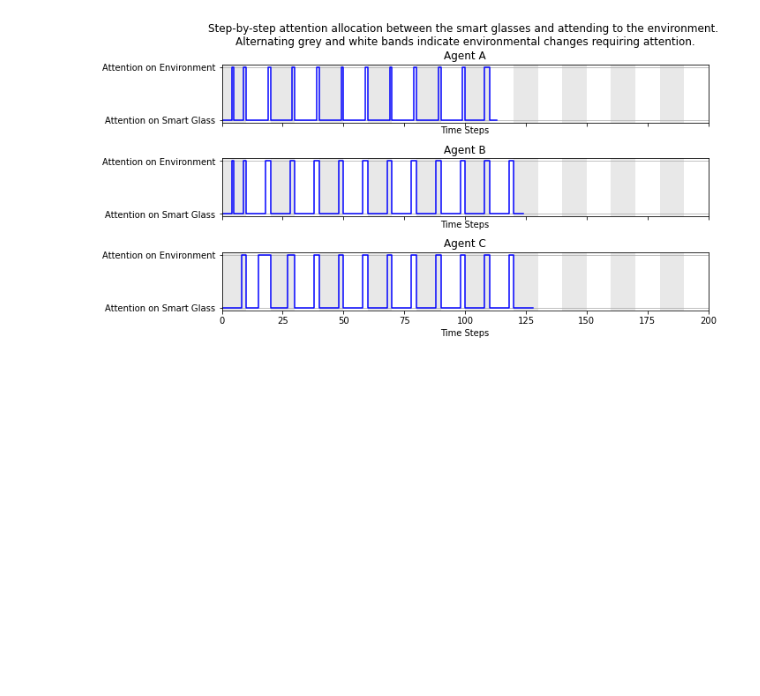
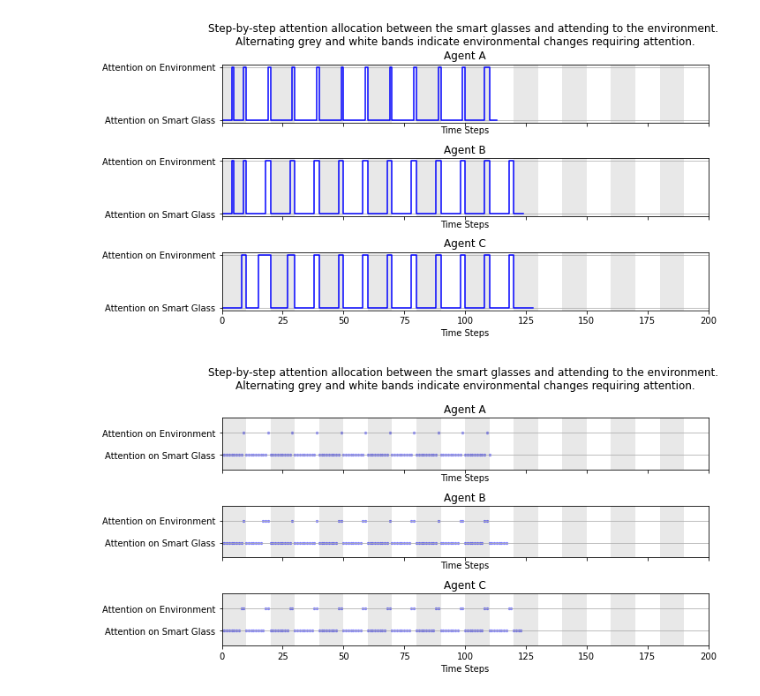
Before and after one commit to BaiYunpeng1949/heads-up-multitasker, a Jupyter notebook: hrl/envs/supervisory_control/results/Figure Drawer Supervisory Control Simulation Results.ipynb, the cells around one changed output. Saved outputs shown, nothing was run; the diff lists cells and outputs as text; code cells hidden in the pictures; blank space fills up the shorter version.

Commit message:
0812-Code-Figure Drawer-Supervisory Control task Make a trajectory version of two tasks alternative with scatter dots, instead of pulse like stuff.

```diff
--- a/hrl/envs/supervisory_control/results/Figure Drawer Supervisory Control Simulation Results.ipynb
+++ b/hrl/envs/supervisory_control/results/Figure Drawer Supervisory Control Simulation Results.ipynb
@@ -531,3 +531,74 @@ plt.tight_layout()
 plt.show()
 # %% [output]
 [figure]
+# %%
+import matplotlib.pyplot as plt
+import pandas as pd
+import ast
+
+# 1. Reading the CSV files
+df_a = pd.read_csv(r'D:\Users\91584\PycharmProjects\uitb-headsup-computing\hrl\envs\supervisory_control\results\08-12_15-18\agent_a_supervisory_control_results.csv')
+df_b = pd.read_csv(r'D:\Users\91584\PycharmProjects\uitb-headsup-computing\hrl\envs\supervisory_control\results\08-12_15-11\agent_b_supervisory_control_results.csv')
+df_c = pd.read_csv(r'D:\Users\91584\PycharmProjects\uitb-headsup-computing\hrl\envs\supervisory_control\results\08-12_15-01\agent_c_supervisory_control_results.csv')
+
+# Convert attention_switches_time_steps_list from string to list
+for df in [df_a, df_b, df_c]:
+    df['attention_switches_time_steps_list'] = df['attention_switches_time_steps_list'].apply(lambda x: ast.literal_eval(x))
+
+def plot_attention_switches(df, ax, title, event_level):
+
+    # Filter the dataframe by the given event update level and then select a row
+    filtered_df = df[df['event_update_level'] == event_level]
+    if filtered_df.empty:
+        print(f"No data found for {title} with event_update_level: {event_level}")
+        return
+
+    # Randomly select one instance/row
+    selected_instance = filtered_df['attention_switches_time_steps_list'].sample().iloc[0]
+    max_episode_length = 200
+
+    # Create colored regions for every update interval
+    colors = ['lightgray', 'white']  # two colors to alternate between
+    if event_level == 'short':
+        interval = 10
+        for i in range(0, max_episode_length, interval):
+            ax.axvspan(i, i+interval, facecolor=colors[i // interval % 2], alpha=0.5)
+
+    # Ensure that the plotting stops at the "total_steps" point for the selected instance
+    total_steps = df.loc[df['attention_switches_time_steps_list'].apply(lambda x: x == selected_instance), 'total_steps'].values[0]
+
+    time_steps = list(range(max_episode_length))
+
+    # Adjust y-values for plotting
+    env_position = 0.65
+    smart_glass_position = 1 - env_position
+
+    scatter_y = [env_position if step in selected_instance else smart_glass_position for step in time_steps[:total_steps]]
+
+    # Plot dots for every time step
+    for index, step in enumerate(time_steps[:total_steps]):
+        ax.scatter(step, scatter_y[index], color='blue', s=5)
+
+    ax.set_xlim(0, max_episode_length)
+    ax.set_yticks([smart_glass_position, env_position])
+    ax.set_yticklabels(['Attention on Smart Glass', 'Attention on Environment'])
+    ax.set_ylim(0.15, 0.85)  # Adjust the y-axis limits to zoom in around the region of interest
+    ax.set_xlabel('Time Steps')
+    ax.set_title(title)
+    ax.grid(axis='y')
+
+fig, axes = plt.subplots(3, 1, figsize=(10, 5.4), sharex=True)
+
+event_level = 'short'
+plot_attention_switches(df_a, axes[0], 'Agent A', event_level)
+plot_attention_switches(df_b, axes[1], 'Agent B', event_level)
+plot_attention_switches(df_c, axes[2], 'Agent C', event_level)
+
+# Instead of suptitle, set a title using ax.text() for more control
+axes[0].text(0.5, 1.75, 'Step-by-step attention allocation between the smart glasses and attending to the environment. \nAlternating grey and white bands indicate environmental changes requiring attention.',
+            ha='center', va='center', transform=axes[0].transAxes, fontsize=12)
+
+plt.tight_layout()
+plt.show()
+# %% [output]
+[figure, added]
```
Also changed, not shown: 1 other file.
